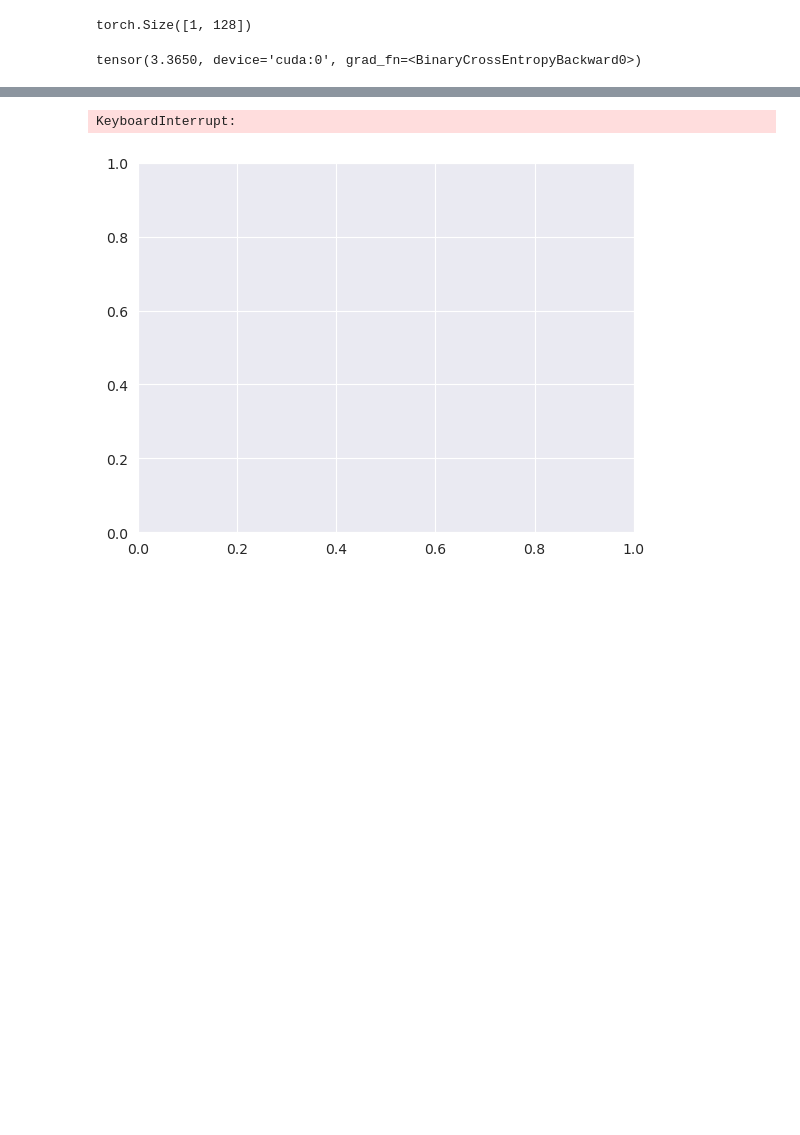
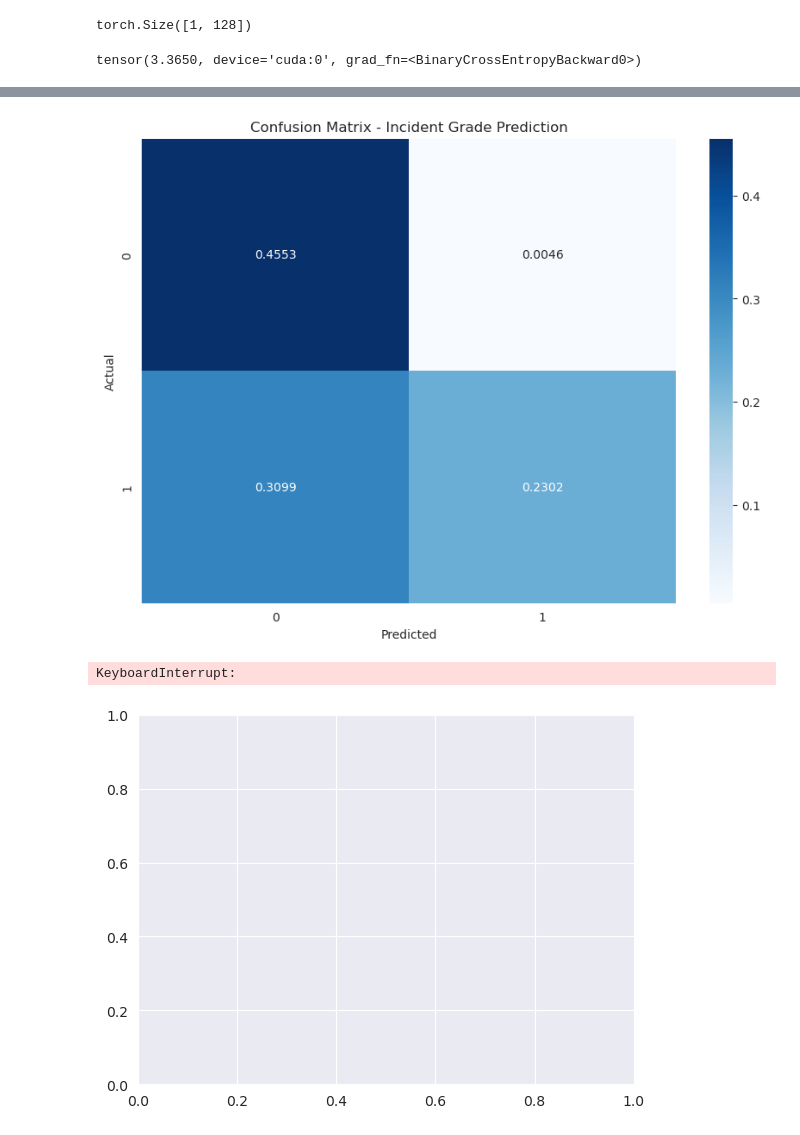
Before and after one commit to fireuse/teamproject, a Jupyter notebook: Hubert_main.ipynb, the cells around one changed output, grey strips where cells are left out. Saved outputs shown, nothing was run; the diff lists cells and outputs as text; code cells hidden in the pictures; blank space fills up the shorter version.

```diff
--- a/Hubert_main.ipynb
+++ b/Hubert_main.ipynb
@@ -363,3 +354,14 @@ plt.show()
+# %%
+# Plot with Seaborn
+# with time shift
+plt.figure(figsize=(10, 7))
+sns.heatmap(cm/count, annot=True, fmt='.4f', cmap='Blues')
+plt.xlabel('Predicted')
+plt.ylabel('Actual')
+plt.title('Confusion Matrix - Incident Grade Prediction')
+plt.show()
+# %% [output]
+[figure, added]
 # %%
 sns.barplot(df["alert"])
 # %% [output]
```
Also changed, not shown: parts of 7 cells of this notebook.
